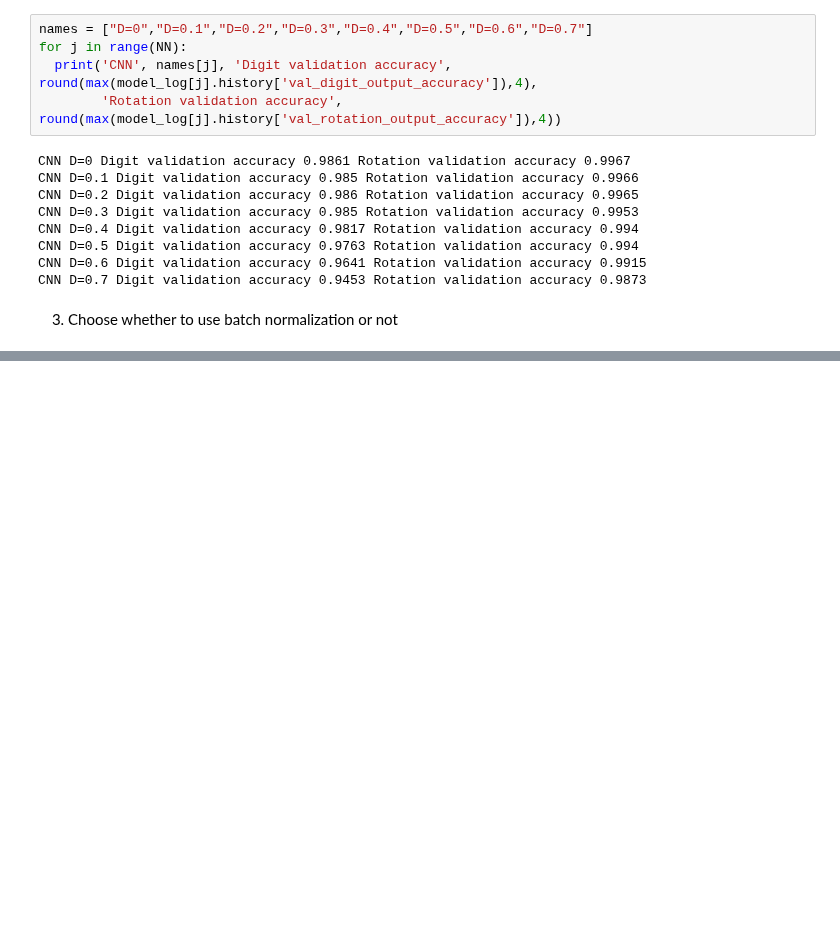
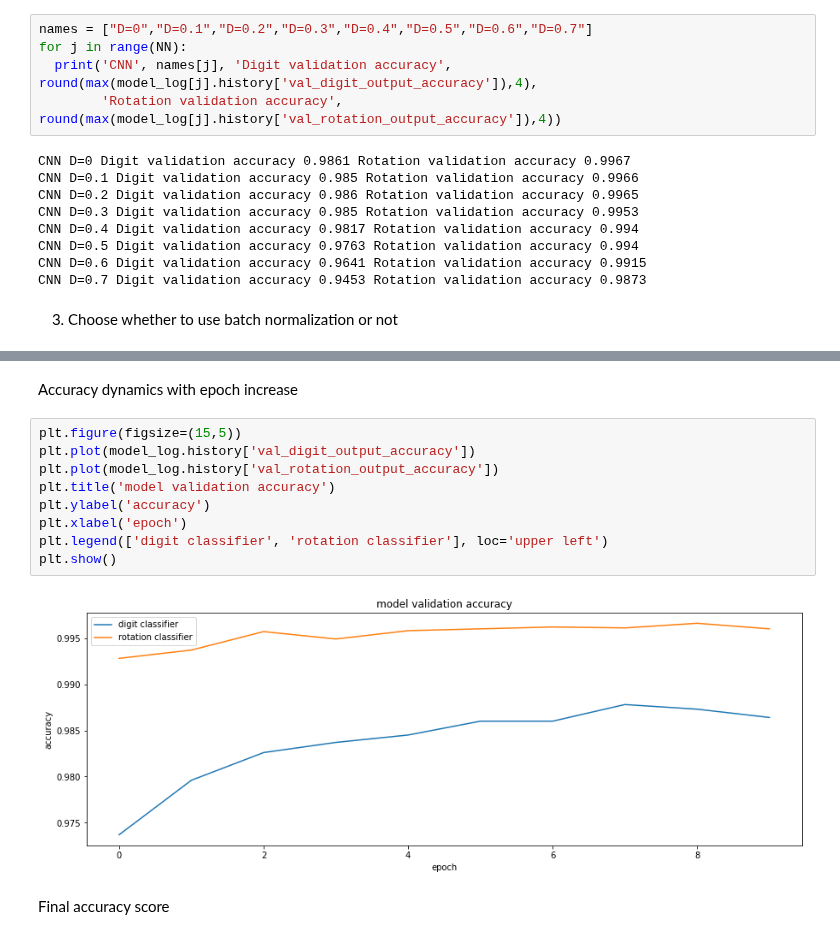
Before and after one commit to PomazkinG/Particle, a Jupyter notebook: DL.ipynb, the cells around one changed output, grey strips where cells are left out. Saved outputs shown, nothing was run; the diff lists cells and outputs as text; blank space fills up the shorter version.

```diff
--- a/DL.ipynb
+++ b/DL.ipynb
@@ -280,0 +367,15 @@ Epoch 1/5
+# %% [markdown]
+Accuracy dynamics with epoch increase
+# %%
+plt.figure(figsize=(15,5))
+plt.plot(model_log.history['val_digit_output_accuracy'])
+plt.plot(model_log.history['val_rotation_output_accuracy'])
+plt.title('model validation accuracy')
+plt.ylabel('accuracy')
+plt.xlabel('epoch')
+plt.legend(['digit classifier', 'rotation classifier'], loc='upper left')
+plt.show()
+# %% [output]
+[figure, added]
+# %% [markdown]
+Final accuracy score
```
Also changed, not shown: parts of 6 cells of this notebook.
